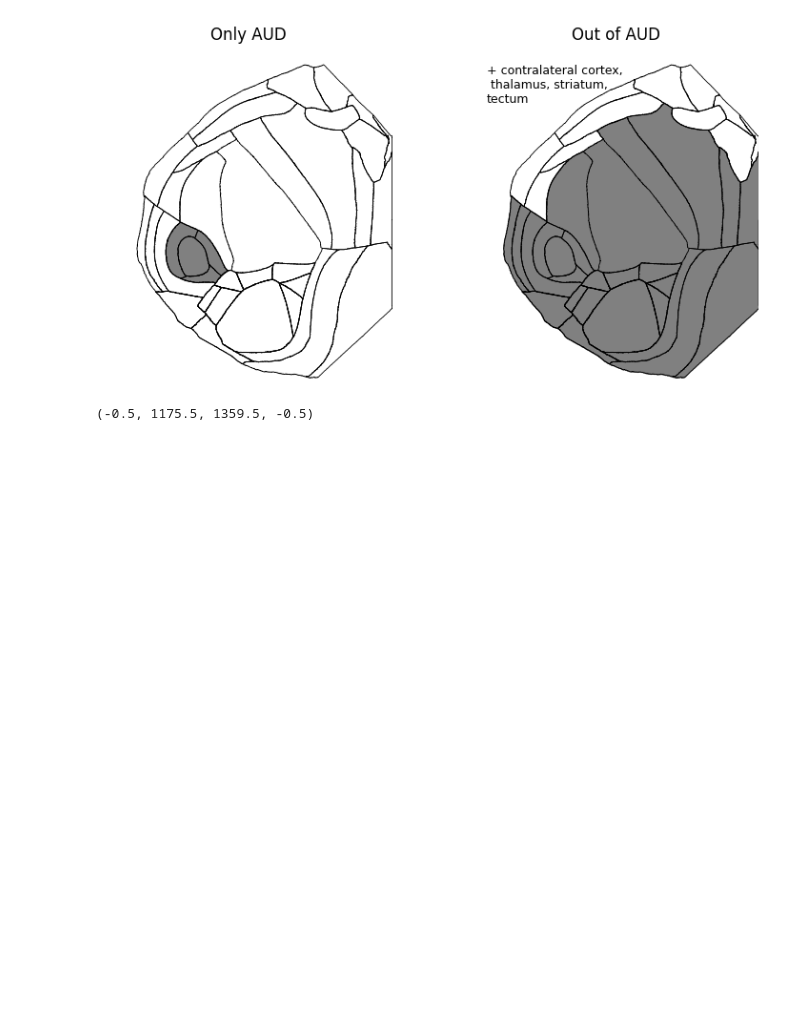
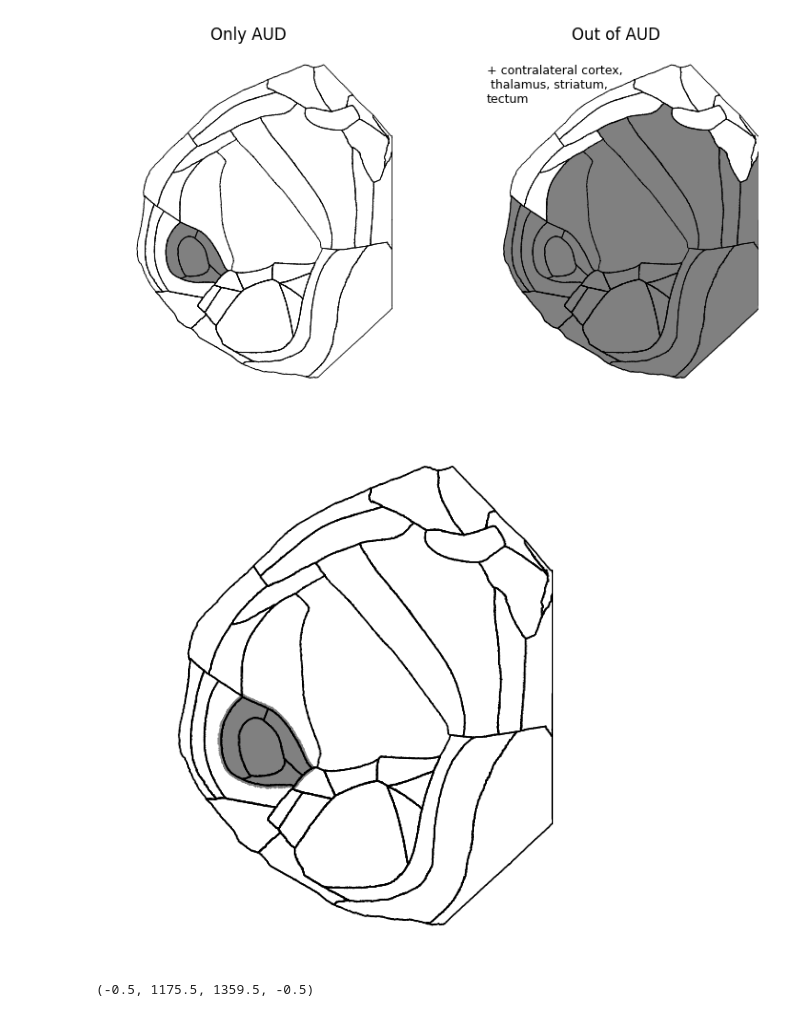
Before and after one commit to znamlab/MAPseq_processing, a Jupyter notebook: final_processing/fig_1_example_projections_updated.ipynb, the cells around one changed output. Cells and saved outputs as stored; diff of their text form; code cells hidden in the pictures; blank space fills up the shorter version.

```diff
--- a/final_processing/fig_1_example_projections_updated.ipynb
+++ b/final_processing/fig_1_example_projections_updated.ipynb
@@ -802,3 +798,75 @@ plt.show()
 # %% [output]
 [figure]
+# %%
+
+fig, axs = plt.subplots(figsize=(1.5, 1.5), dpi=400)
+cmap = plt.cm.get_cmap("magma").copy()
+cmap.set_bad(color='white')
+bl = np.full((2352, 1360), np.nan)
+new_dict = {}
+ssps_coords = []
+convert_dict = {
+    "VISp": "V1",
+    "VISpor": "POR",
+    "VISli": "LI",
+    "VISal": "AL",
+    "VISl": "LM",
+    "VISpl": "P",
+    "VISpm": "PM",
+    "VISrl": "RL",
+    "VISam": "AM",
+    "VISa": "A",
+}
+
+for key, coords in bf_left_boundaries.items():
+    if key.startswith('SSp'):
+        ssps_coords.append(coords)
+    else:
+        new_dict[key] = coords
+    if key in convert_dict:
+        new_dict[convert_dict[key]] = coords
+
+if ssps_coords:
+    combined_ssp = np.concatenate(ssps_coords, axis=0)
+    new_dict['SSp'] = combined_ssp
+
+half_col = bl.shape[0] // 2
+bl_left = bl[half_col:, :]
+
+conditions = [
+    (lambda k: 'AUD' in k, 'Only AUD'),
+    (lambda k: k in all_cols_renamed, 'Out of AUD')
+]
+cond = lambda k: 'AUD' in k
+title = 'Only AUD'
+# for ax, (cond, title) in zip(axs, conditions):
+im = axs.imshow(bl_left.T, cmap=cmap)
+for k, boundary_coords in new_dict.items():
+    if k == 'SSp':
+        if cond(k):
+            mask = boundary_coords[:, 0] < half_col
+            left_coords = boundary_coords[mask].copy()
+            x, y = left_coords[:, 0], left_coords[:, 1]
+            axs.fill(x, y, color='gray')
+        continue
+    mask = boundary_coords[:, 0] < half_col
+    if not np.any(mask):
+        continue
+    left_coords = boundary_coords[mask].copy()
+    axs.plot(*left_coords.T, c="black", lw=0.3)
+    if cond(k):
+        x, y = left_coords[:, 0], left_coords[:, 1]
+        axs.fill(x, y, color='gray')
+if title == 'Out of AUD':
+    axs.text(0.05, 0.95, f'+ contralateral cortex,\n thalamus, striatum, \ntectum',
+            transform=ax.transAxes, fontsize=9, color='black',
+            verticalalignment='top')
+#ax.set_title(title, fontsize=12)
+axs.axis("off")
+
+plt.tight_layout()
+plt.show()
+fig.savefig(f"{saving_path}/fig_1_flatmap_AC_shaded.svg", format="svg", bbox_inches='tight', dpi=400)
+# %% [output]
+[figure, added]
 # %%
```
Also changed, not shown: parts of 7 cells of this notebook, 2 other files.
